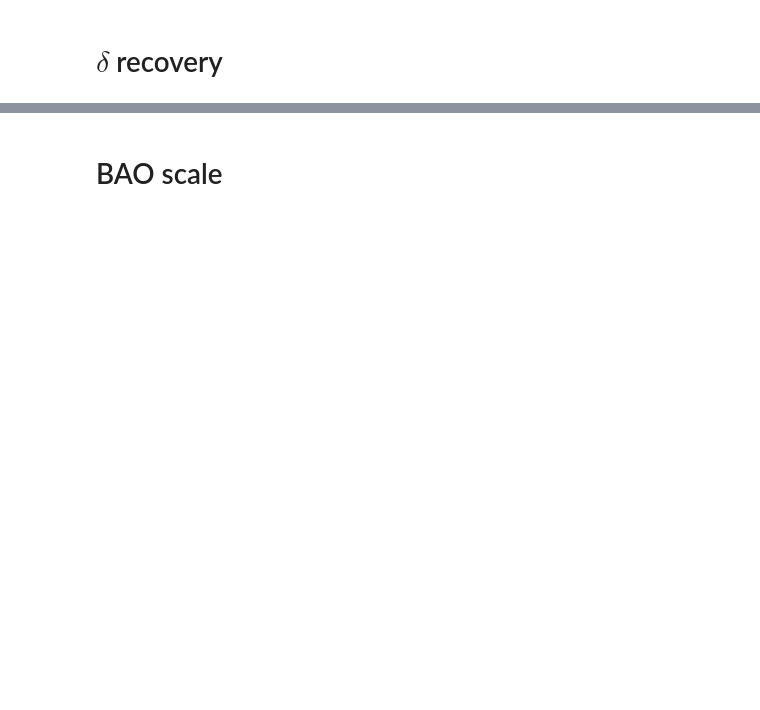
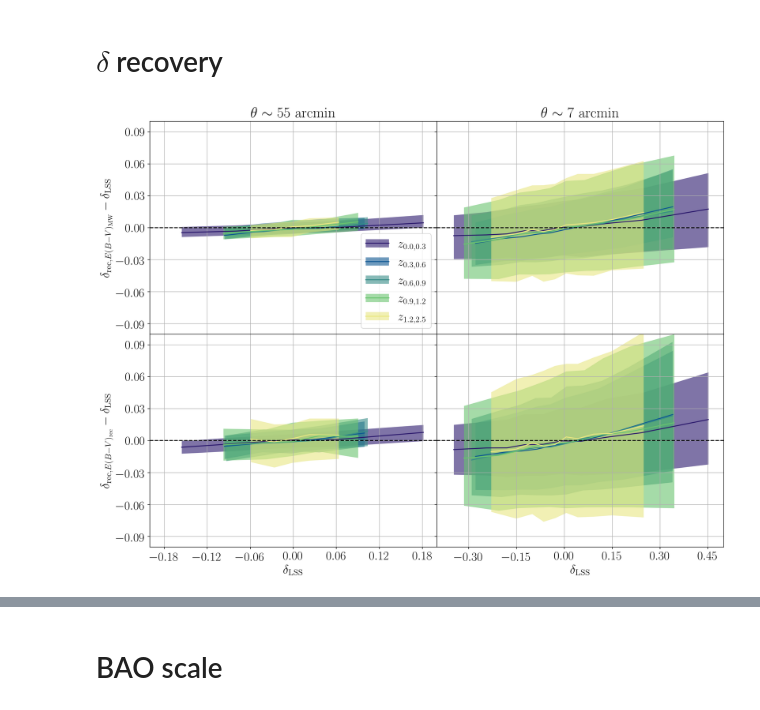
Before and after one commit to MBravoS/MW_dust_galcat, a Jupyter notebook: Plots_main.ipynb, the cells around one changed output, grey strips where cells are left out. Saved outputs shown, nothing was run; the diff lists cells and outputs as text; code cells hidden in the pictures; blank space fills up the shorter version.

```diff
--- a/Plots_main.ipynb
+++ b/Plots_main.ipynb
@@ -490,2 +493,69 @@ delta_Buz_r260_n9=delta_recovery(9,int_Buz_r260_n9,pix_Buz_r260_n9,dust_Buz_r260
+# %%
+col_map=cm.get_cmap(cmo.cm.haline)
+
+fig=plot.figure(figsize=new_fig_size*2)
+spec=gs.GridSpec(nrows=2,ncols=2,figure=fig,wspace=0,hspace=0,left=0.09,right=0.99,bottom=0.07,top=0.96)
+fax=[[fig.add_subplot(spec[0,0]),fig.add_subplot(spec[0,1])],[fig.add_subplot(spec[1,0]),fig.add_subplot(spec[1,1])]]
+temp=fax[0][0].get_xaxis().set_ticklabels([])
+temp=fax[0][1].get_xaxis().set_ticklabels([])
+temp=fax[0][1].get_yaxis().set_ticklabels([])
+temp=fax[1][1].get_yaxis().set_ticklabels([])
+for i in range(2):
+    temp=fax[i][0].get_xaxis().set_ticks([-0.18,-0.12,-0.06,0.0,0.06,0.12,0.18])
+    temp=fax[i][1].get_xaxis().set_ticks([-0.3,-0.15,0.0,0.15,0.30,0.45])
+    for j in range(2):
+        temp=fax[i][j].get_yaxis().set_ticks([-0.09,-0.06,-0.03,0.0,0.03,0.06,0.09])
+        fax[i][j].set_rasterized(True)
+
+#nlow
+fax[0][0].set_title(nlow)
+for i in range(len(zlist)):
+    z=zlist[i]
+    sp.errorband(delta_Buz_r260_n6_in[f'delta_input_{z}'],delta_Buz_r260_n6_in[f'delta_recovered_{z}']-delta_Buz_r260_n6_in[f'delta_input_{z}'],
+                 stat_mid='median',bin_type='equal',stat_low=16,ylabel='$\delta_{\mathrm{rec},E(B-V)_\mathrm{MW}}-\delta_\mathrm{LSS}$',
+                 stat_high=84,line=True,ax=fax[0][0],bins=5,band_kw={'color':col_map(1.0*i/(L-0.8)),'alpha':0.6},
+                 xlim=[-0.2,0.2],ylim=[-0.1,0.1],line_kw={'c':col_map(1.0*i/(L-0.8))})
+    sp.errorband(delta_Buz_r260_n6_out[f'delta_input_{z}'],delta_Buz_r260_n6_out[f'delta_recovered_{z}']-delta_Buz_r260_n6_out[f'delta_input_{z}'],
+                 stat_mid='median',bin_type='equal',stat_low=16,ylabel='$\delta_{\mathrm{rec},E(B-V)_\mathrm{rec}}-\delta_\mathrm{LSS}$',
+                 stat_high=84,line=True,ax=fax[1][0],bins=5,band_kw={'color':col_map(1.0*i/(L-0.8)),'alpha':0.6},
+                 xlabel='$\delta_\mathrm{LSS}$',xlim=[-0.2,0.2],ylim=[-0.1,0.1],line_kw={'c':col_map(1.0*i/(L-0.8))})
+sp.axline(a=0,c='k',linestyle='dashed',ax=fax[0][0])
+sp.axline(a=0,c='k',linestyle='dashed',ax=fax[1][0])
+
+
+#nhigh
+fax[0][1].set_title(nhigh)
+for i in range(len(zlist)):
+    z=zlist[i]
+    sp.errorband(delta_Buz_r260_n9_in[f'delta_input_{z}'],delta_Buz_r260_n9_in[f'delta_recovered_{z}']-delta_Buz_r260_n9_in[f'delta_input_{z}'],
+                 stat_mid='median',bin_type='equal',stat_low=16,stat_high=84,line=True,ax=fax[0][1],bins=10,xlim=[-0.4,0.5],
+                 band_kw={'color':col_map(1.0*i/(L-0.8)),'alpha':0.6},ylim=[-0.1,0.1],
+                 line_kw={'c':col_map(1.0*i/(L-0.8))})
+    sp.errorband(delta_Buz_r260_n9_out[f'delta_input_{z}'],delta_Buz_r260_n9_out[f'delta_recovered_{z}']-delta_Buz_r260_n9_out[f'delta_input_{z}'],
+                 stat_mid='median',bin_type='equal',stat_low=16,stat_high=84,line=True,ax=fax[1][1],bins=10,xlim=[-0.4,0.5],
+                 band_kw={'color':col_map(1.0*i/(L-0.8)),'alpha':0.6},xlabel='$\delta_\mathrm{LSS}$',ylim=[-0.1,0.1],
+                 line_kw={'c':col_map(1.0*i/(L-0.8))})
+sp.axline(a=0,c='k',linestyle='dashed',ax=fax[0][1])
+sp.axline(a=0,c='k',linestyle='dashed',ax=fax[1][1])
+
+#Legend
+fax[0][0].legend([(patches.Patch(color=col_map(0.0/(L-0.8)),alpha=0.6,linewidth=0),
+                   lines.Line2D([0,1],[0,1],color=col_map(0.0/(L-0.8)))),
+                  (patches.Patch(color=col_map(1.0/(L-0.8)),alpha=0.6,linewidth=0),
+                   lines.Line2D([0,1],[0,1],color=col_map(1.0/(L-0.8)))),
+                  (patches.Patch(color=col_map(2.0/(L-0.8)),alpha=0.6,linewidth=0),
+                   lines.Line2D([0,1],[0,1],color=col_map(2.0/(L-0.8)))),
+                  (patches.Patch(color=col_map(3.0/(L-0.8)),alpha=0.6,linewidth=0),
+                   lines.Line2D([0,1],[0,1],color=col_map(3.0/(L-0.8)))),
+                  (patches.Patch(color=col_map(4.0/(L-0.8)),alpha=0.6,linewidth=0),
+                   lines.Line2D([0,1],[0,1],color=col_map(4.0/(L-0.8))))],
+                 ['$z_{0.0,0.3}$','$z_{0.3,0.6}$','$z_{0.6,0.9}$','$z_{0.9,1.2}$','$z_{1.2,2.5}$'],
+                 fontsize=19,handler_map={tuple:HandlerTuple(ndivide=1)},loc=4)
+
+plot.savefig('../MWdust_results/delta_recovery_B260.pdf')
+plot.savefig('../MWdust_results/PNG/delta_recovery_B260.png')
+plot.show()
+# %% [output]
+[figure, added]
 # %%
 col_map=cm.get_cmap(cmo.cm.haline)
```
Also changed, not shown: parts of 9 cells of this notebook.
